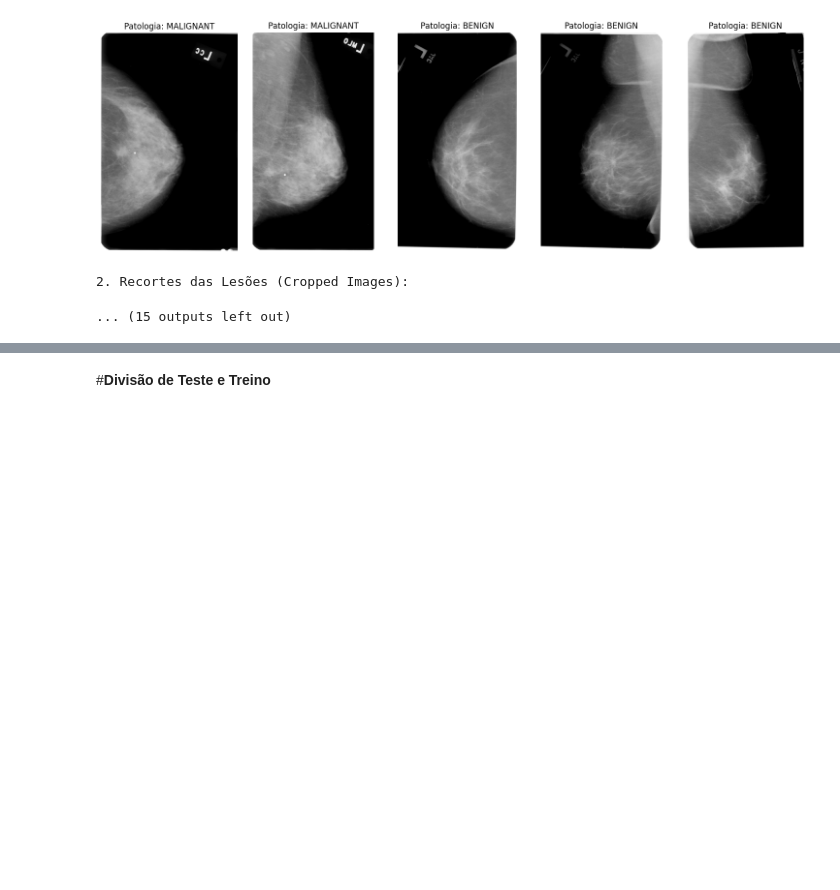
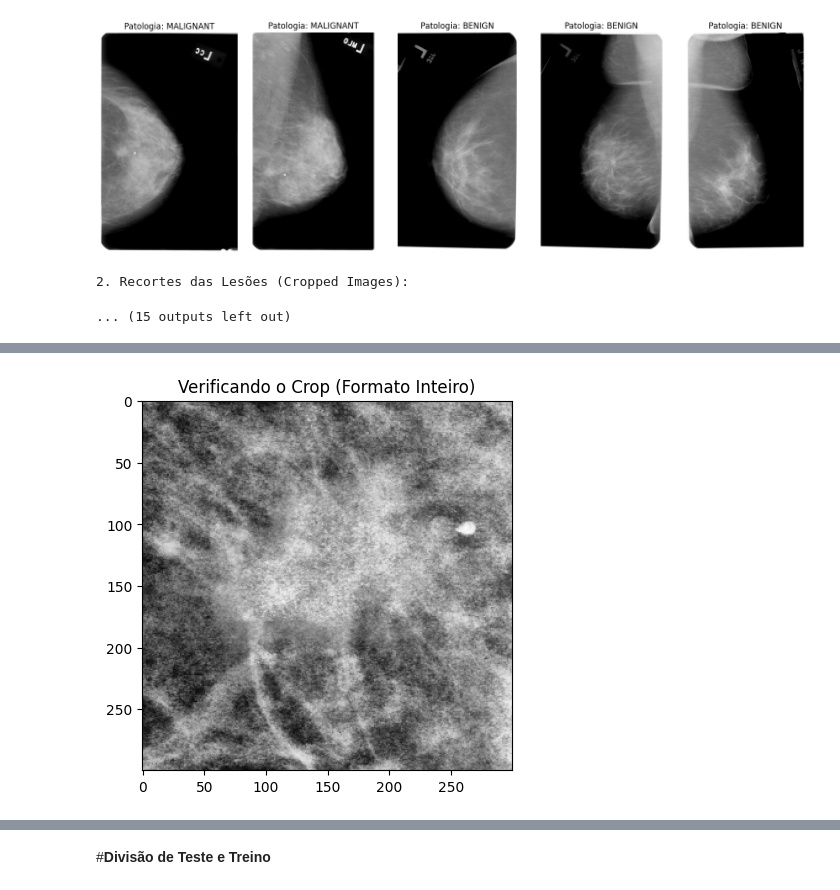
Before and after one commit to anarodan/deteccao-cancer-de-mama, a Jupyter notebook: notebooks/efficientnet.ipynb, the cells around one changed output, grey strips where cells are left out. Saved outputs shown, nothing was run; the diff lists cells and outputs as text; code cells hidden in the pictures; blank space fills up the shorter version.

```diff
--- a/notebooks/efficientnet.ipynb
+++ b/notebooks/efficientnet.ipynb
@@ -108,7 +102,7 @@ def check_file_type(path):
         return "Desconhecido"
 
 # Cria uma nova coluna para auditar os tipos de arquivos no DataFrame unificado
-mass_calc['file_type'] = mass_calc['image_file_path'].apply(check_file_type)
+mass_calc['file_type'] = mass_calc['cropped_image_file_path'].apply(check_file_type)
 
 # Exibe a contagem total de cada formato encontrado
 print("--- Auditoria de Formatos de Imagem ---")
@@ -167,3 +116,34 @@ def image_processor(image_path, target_size):
+# %%
+def image_processor(image_path, target_size):
+    if not os.path.exists(image_path):
+        return None, 1, 0
+
+    try:
+        # 1. Carregamento
+        img = cv2.imread(image_path, cv2.IMREAD_GRAYSCALE)
+
+        # 2. Binarização para encontrar a mama e remover o fundo preto
+        _, thresh = cv2.threshold(img, 10, 255, cv2.THRESH_BINARY)
+        coords = cv2.findNonZero(thresh)
+        x, y, w, h = cv2.boundingRect(coords)
+        img_cropped = img[y:y+h, x:x+w] # Corta o excesso de preto
+
+        # 3. CLAHE com clipLimit maior para destacar microcalcificações
+        clahe = cv2.createCLAHE(clipLimit=3.0, tileGridSize=(8, 8))
+        img_clahe = clahe.apply(img_cropped)
+
+        # 4. Redimensionamento para o padrão da B3 (300x300)
+        img_res = cv2.resize(img_clahe, (target_size[0], target_size[1]))
+
+        # 5. Conversão para RGB
+        img_rgb = cv2.cvtColor(img_res, cv2.COLOR_GRAY2RGB)
+
+        # 6. Retorno como float32 (A normalização final será via Lambda preprocess_input)
+        return img_rgb.astype(np.float16), 0, 1
+
+    except Exception as e:
+        print(f"Erro em {image_path}: {e}")
+        return None, 1, 0
 # %%
 # --- PROCESSAMENTO EM MASSA DAS IMAGENS ---
 
@@ -171,7 +151,7 @@ print("Iniciando o processamento das imagens... Isso pode levar alguns minutos."
 
 # Aplicamos o processador e expandimos o resultado em colunas
 # Nota: Certifique-se de que a função image_processor que definimos antes está carregada!
-result = mass_calc['image_file_path'].apply(
+result = mass_calc['cropped_image_file_path'].apply(
     lambda x: pd.Series(image_processor(x, target_size),
     index=['processed_images', 'skipped_count', 'processed_count'])
 )
@@ -206,3 +186,11 @@ Formato final do X: (3286, 224, 224, 3)
+# %%
+# Visualizando a primeira imagem do array X_resized
+# Dividimos por 255 aqui apenas para o gráfico aparecer corretamente
+plt.imshow(X_resized[0].astype('uint8'))
+plt.title("Verificando o Crop (Formato Inteiro)")
+plt.show()
+# %% [output]
+[figure, added]
 # %%
 # Mapeamento binário explícito
 class_mapper = {
```
Also changed, not shown: parts of 32 cells of this notebook, 1 other file.
